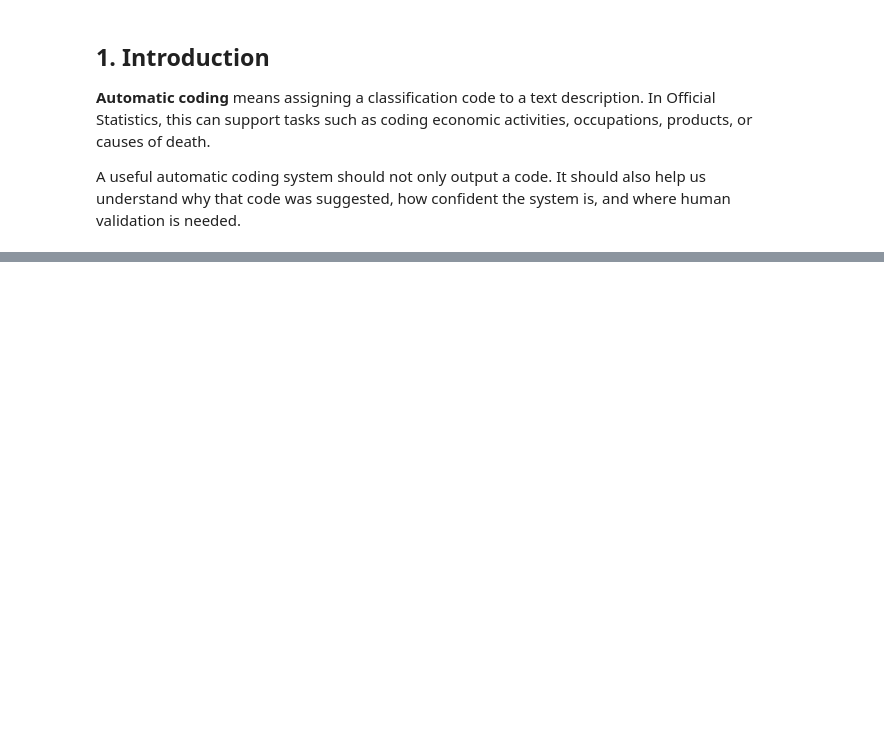
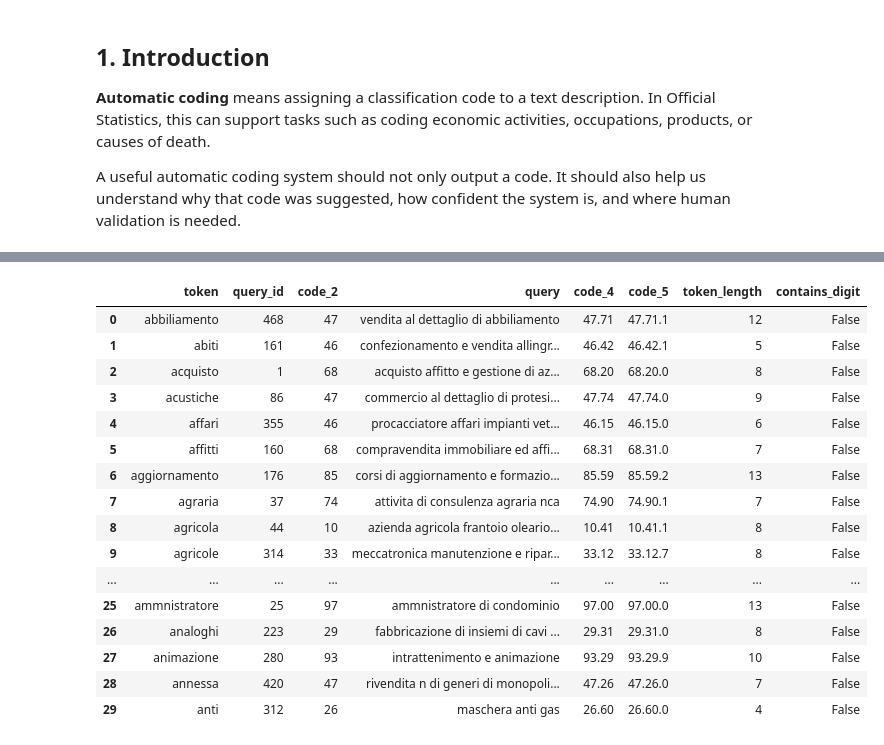
Before and after one commit to istat-methodology/emos-lecture, a Jupyter notebook: notebooks/emos_coding_lab.ipynb, the cells around one changed output, grey strips where cells are left out. Cells and saved outputs as stored; diff of their text form; code cells hidden in the pictures; blank space fills up the shorter version.

```diff
--- a/notebooks/emos_coding_lab.ipynb
+++ b/notebooks/emos_coding_lab.ipynb
@@ -68,0 +271,40 @@ descriptor_table.head()
+# %%
+hapax_tokens = set(vocabulary.loc[vocabulary["token_frequency"].eq(1), "token"])
+
+hapax_token_examples = (
+    token_occurrences.loc[
+        token_occurrences["token"].isin(hapax_tokens),
+        ["token", "query_id", "code_2"],
+    ]
+    .merge(
+        token_df[["query_id", "query", "code_4", "code_5"]],
+        on="query_id",
+        how="left",
+    )
+    .assign(
+        token_length=lambda data: data["token"].str.len(),
+        contains_digit=lambda data: data["token"].str.contains(r"\d", regex=True),
+    )
+    .sort_values(["token", "code_5"])
+    .reset_index(drop=True)
+)
+
+hapax_token_examples.head(30)
+# %% [output]
+|  | token | query_id | code_2 | query | code_4 | code_5 | token_length | contains_digit |
+| 0 | abbiliamento | 468 | 47 | vendita al dettaglio di abbiliamento | 47.71 | 47.71.1 | 12 | False |
+| 1 | abiti | 161 | 46 | confezionamento e vendita allingr... | 46.42 | 46.42.1 | 5 | False |
+| 2 | acquisto | 1 | 68 | acquisto affitto e gestione di az... | 68.20 | 68.20.0 | 8 | False |
+| 3 | acustiche | 86 | 47 | commercio al dettaglio di protesi... | 47.74 | 47.74.0 | 9 | False |
+| 4 | affari | 355 | 46 | procacciatore affari impianti vet... | 46.15 | 46.15.0 | 6 | False |
+| 5 | affitti | 160 | 68 | compravendita immobiliare ed affi... | 68.31 | 68.31.0 | 7 | False |
+| 6 | aggiornamento | 176 | 85 | corsi di aggiornamento e formazio... | 85.59 | 85.59.2 | 13 | False |
+| 7 | agraria | 37 | 74 | attivita di consulenza agraria nca | 74.90 | 74.90.1 | 7 | False |
+| 8 | agricola | 44 | 10 | azienda agricola frantoio oleario... | 10.41 | 10.41.1 | 8 | False |
+| 9 | agricole | 314 | 33 | meccatronica manutenzione e ripar... | 33.12 | 33.12.7 | 8 | False |
+| ... | ... | ... | ... | ... | ... | ... | ... | ... |
+| 25 | ammnistratore | 25 | 97 | ammnistratore di condominio | 97.00 | 97.00.0 | 13 | False |
+| 26 | analoghi | 223 | 29 | fabbricazione di insiemi di cavi ... | 29.31 | 29.31.0 | 8 | False |
+| 27 | animazione | 280 | 93 | intrattenimento e animazione | 93.29 | 93.29.9 | 10 | False |
+| 28 | annessa | 420 | 47 | rivendita n di generi di monopoli... | 47.26 | 47.26.0 | 7 | False |
+| 29 | anti | 312 | 26 | maschera anti gas | 26.60 | 26.60.0 | 4 | False |
```
Also changed, not shown: parts of 34 cells of this notebook, 15 other files.
